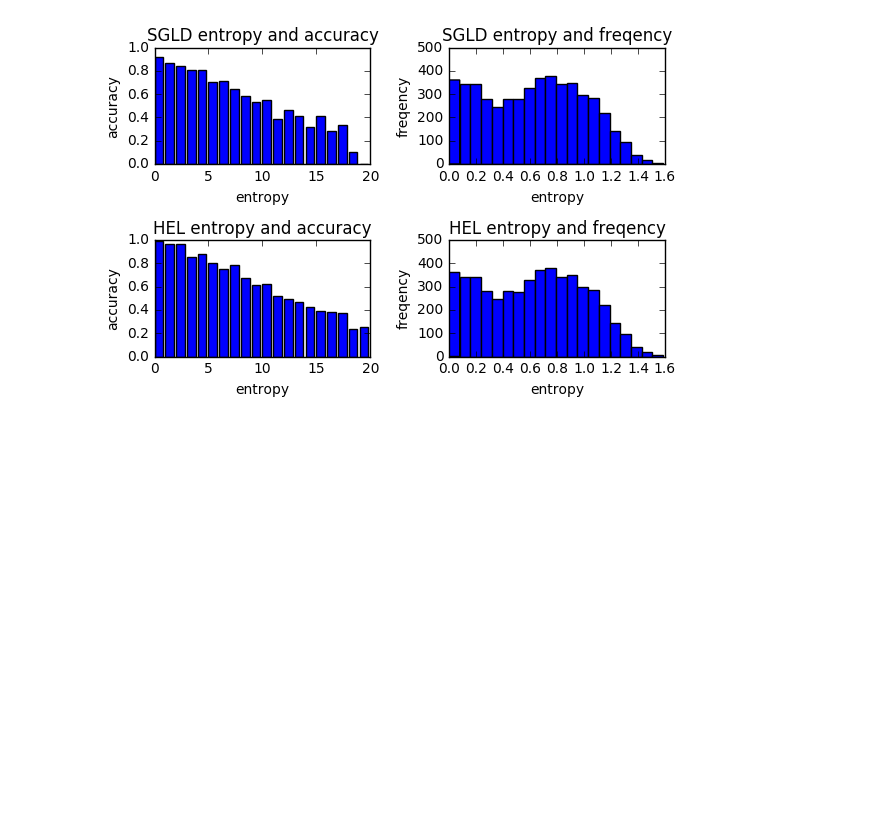
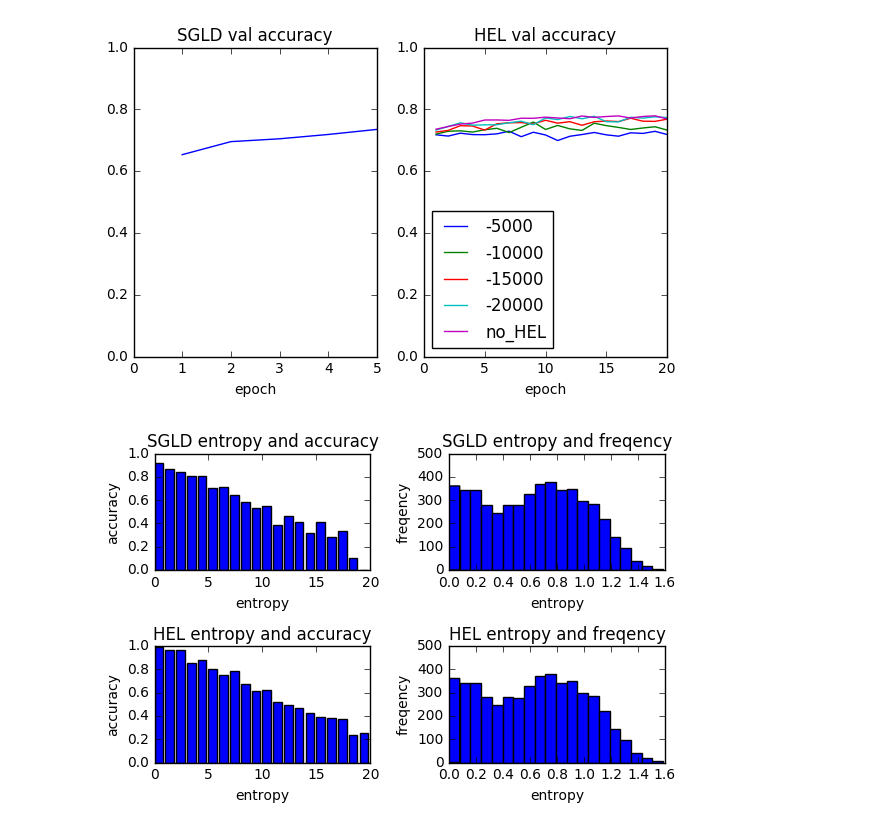
Before and after one commit to maeyon/DeepLearning_chainer, a Jupyter notebook: CIFAR5/CIFAR5.ipynb, the cells around one changed output. Saved outputs shown, nothing was run; the diff lists cells and outputs as text; code cells hidden in the pictures; blank space fills up the shorter version.

```diff
--- a/CIFAR5/CIFAR5.ipynb
+++ b/CIFAR5/CIFAR5.ipynb
@@ -115,3 +193,67 @@ plt.show()
+# %%
+import numpy as np
+import json
+import matplotlib.pyplot as plt
+
+with open("HEL/log", "r") as f:
+    data = json.load(f)
+
+epoch = np.arange(len(data)) + 1
+val_acc = []
+
+for i in xrange(len(data)):
+    val_acc.append(data[i]["validation/main/accuracy"])
+
+val_acc = np.array(val_acc)
+
+plt.subplot(121)
+plt.plot(epoch, val_acc)
+plt.legend(loc='best')
+plt.title('SGLD val accuracy')
+plt.xlabel('epoch')
+plt.xlim(0)
+plt.ylim(0, 1)
+
+plt.subplot(122)
+
+for k in xrange(1, 5):
+
+    with open("HEL/hel_{}".format(k), "r") as f:
+        data = json.load(f)
+
+        epoch = np.arange(len(data)) + 1
+        val_acc = []
+
+        for i in xrange(len(data)):
+            val_acc.append(data[i]["validation/main/accuracy"])
+
+        val_acc = np.array(val_acc)
+
+        plt.plot(epoch, val_acc, label='-{}'.format(5000*k))
+
+with open("HEL/no_hel", "r") as f:
+    data = json.load(f)
+
+epoch = np.arange(len(data)) + 1
+val_acc = []
+
+for i in xrange(len(data)):
+    val_acc.append(data[i]["validation/main/accuracy"])
+
+val_acc = np.array(val_acc)
+
+plt.plot(epoch, val_acc, label='no_HEL')
+
+plt.legend(loc='best')
+plt.title('HEL val accuracy')
+plt.xlabel('epoch')
+plt.ylim(0, 1)
+
+plt.tight_layout()
+
+plt.show()
+# %% [output]
+[figure, added]
 # %%
 import numpy as np
 import json
```
Also changed, not shown: parts of 3 cells of this notebook, 25 other files.
